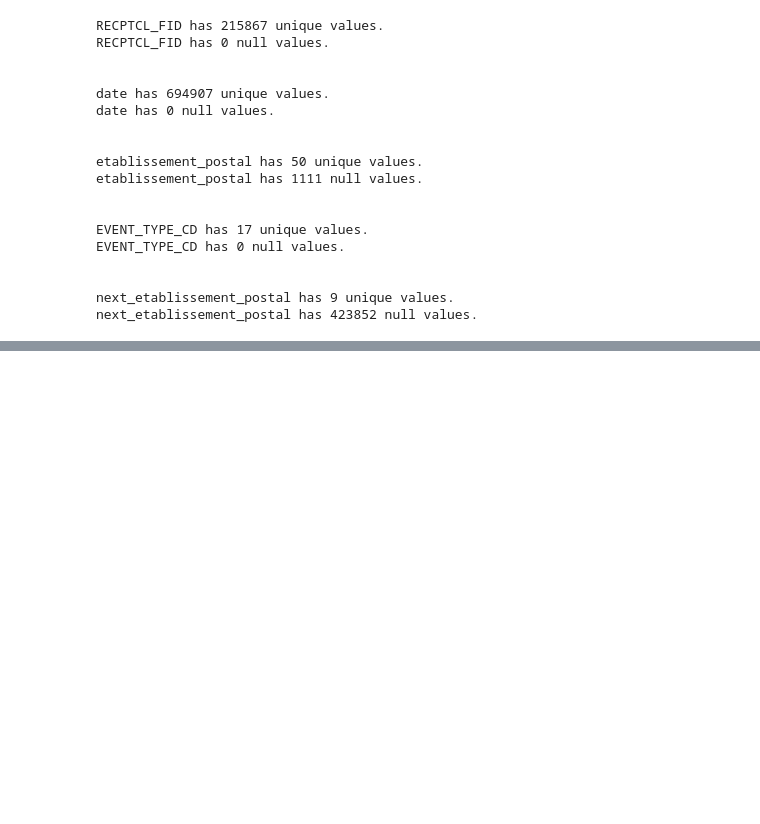
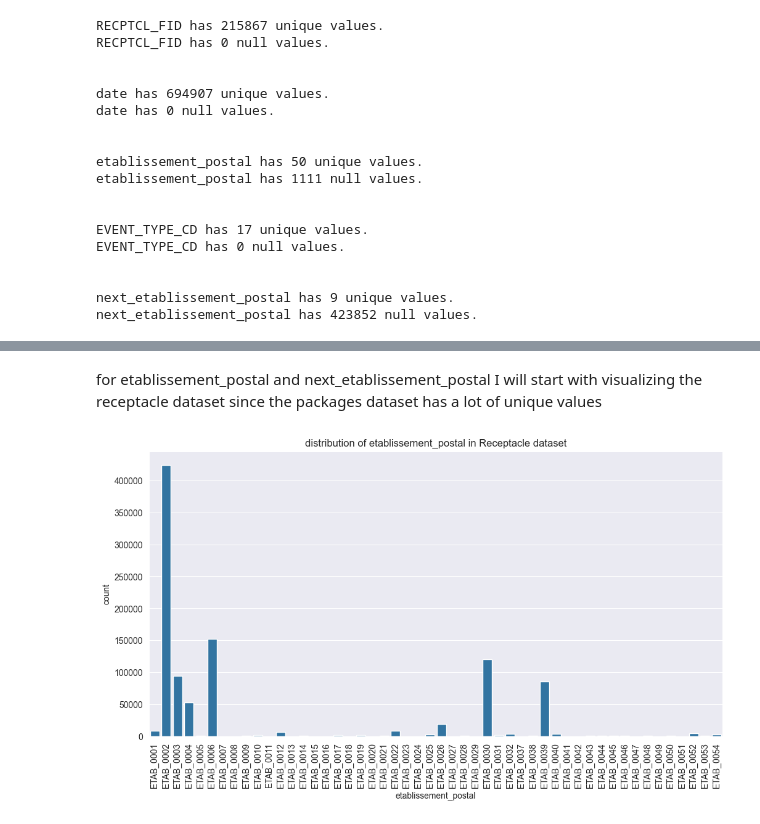
Before and after one commit to DjameelEddine/Data-Mining, a Jupyter notebook: notebooks/EDA.ipynb, the cells around one changed output, grey strips where cells are left out. Cells and saved outputs as stored; diff of their text form; code cells hidden in the pictures; blank space fills up the shorter version.

```diff
--- a/notebooks/EDA.ipynb
+++ b/notebooks/EDA.ipynb
@@ -152,0 +194,13 @@ receptacle_df.describe()
+# %% [markdown]
+for etablissement_postal and next_etablissement_postal I will start with visualizing the receptacle dataset since the packages dataset has a lot of unique values<br>
+# %%
+# Distribution of etablissement_postal in receptacle dataset
+plt.figure(figsize=(12, 6))
+sns.countplot(data=receptacle_df,x='etablissement_postal')
+plt.title('distribution of etablissement_postal in Receptacle dataset')
+plt.xlabel('etablissement_postal')
+plt.ylabel('count')
+plt.xticks(rotation=90)
+plt.show()
+# %% [output]
+[figure, added]
```
Also changed, not shown: parts of 29 cells of this notebook.
